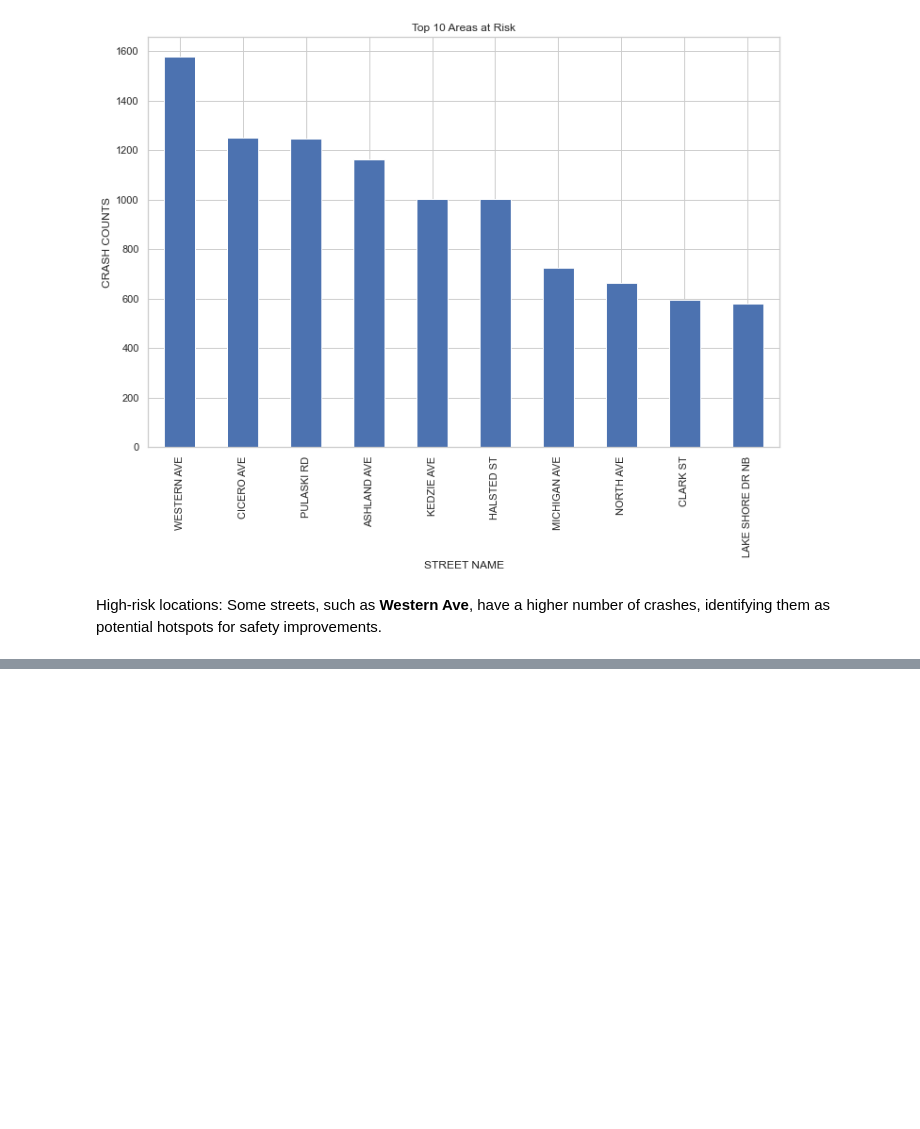
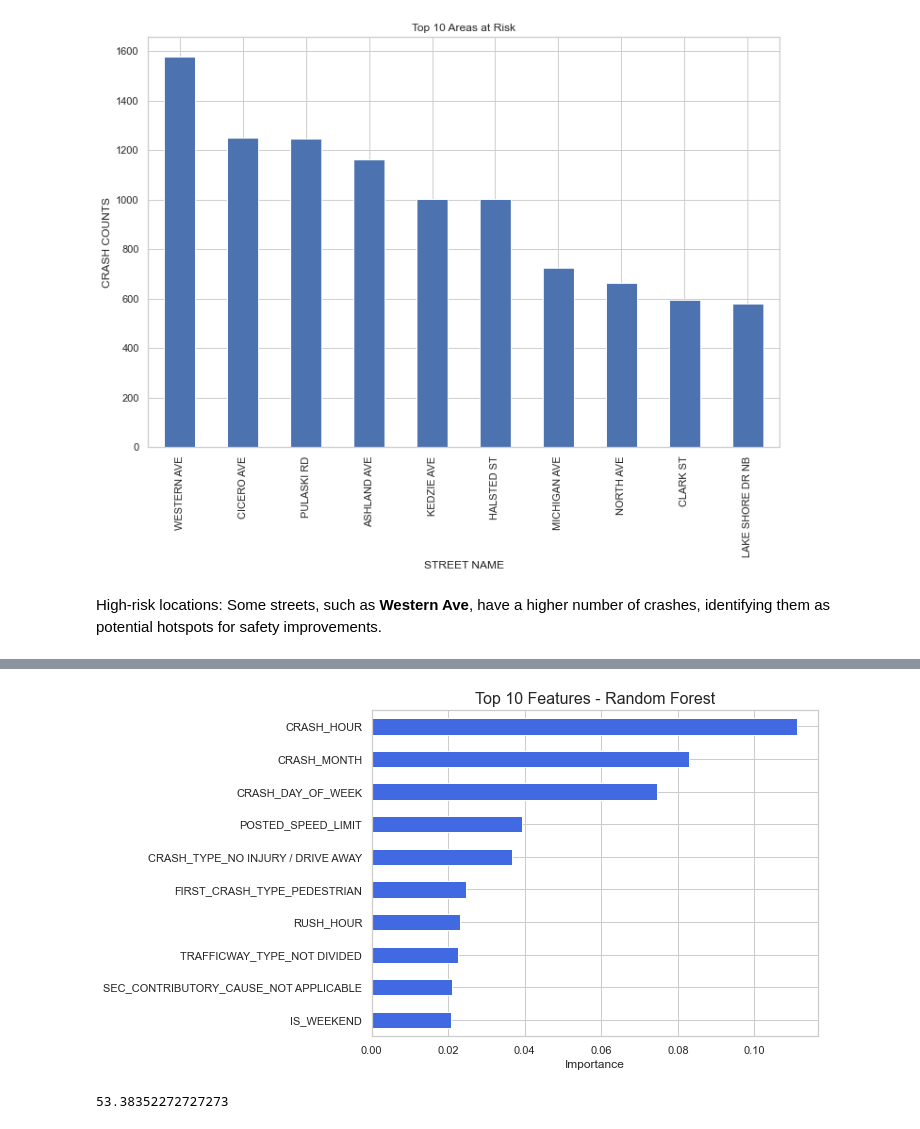
Before and after one commit to Victor-Mufasa/Phase-4-Project, a Jupyter notebook: index.ipynb, the cells around one changed output, grey strips where cells are left out. Drawn from its saved outputs; the diff is of its cells as text; code cells hidden in the pictures; blank space fills up the shorter version.

Commit message:
Update modeling

```diff
--- a/index.ipynb
+++ b/index.ipynb
@@ -472,8 +478,14 @@ features = [
     'TRAFFICWAY_TYPE', 'ALIGNMENT', 'ROADWAY_SURFACE_COND', 'ROAD_DEFECT',
     'CRASH_TYPE', 'CRASH_HOUR', 'CRASH_DAY_OF_WEEK', 'CRASH_MONTH',
     'WORK_ZONE_I', 'WORK_ZONE_TYPE', 'WORKERS_PRESENT_I', 'DOORING_I',
-    'PRIM_CONTRIBUTORY_CAUSE', 'SEC_CONTRIBUTORY_CAUSE'
+    'PRIM_CONTRIBUTORY_CAUSE', 'SEC_CONTRIBUTORY_CAUSE',
+
+    # engineered features
+    'RUSH_HOUR',
+    'IS_WEEKEND',
+    'BAD_WEATHER'
 ]
+
 
 # X = features  y = target variable
 X = full_data[features].copy()
@@ -590,0 +657,16 @@ High-risk locations: Some streets, such as **Western Ave**, have a higher number
+# %%
+# Create Random Forest model
+rf_model = RandomForestClassifier(
+    n_estimators=100,       # number of trees
+    random_state=42,
+    n_jobs=-1               # use all CPU cores
+)
+
+# Fit model
+rf_model.fit(X_train, y_train)
+
+# Predict
+y_pred = rf_model.predict(X_test)
+
+# Evaluate
+print(classification_report(y_test, y_pred))
@@ -590,0 +692,20 @@ High-risk locations: Some streets, such as **Western Ave**, have a higher number
+# %%
+importances = rf_model.feature_importances_
+feat_names = X.columns
+feat_imp = pd.Series(importances, index=feat_names).sort_values(ascending=False)
+
+feat_imp[:10].plot(kind='barh', figsize=(8,6), color='royalblue')
+plt.xlabel('Importance')
+plt.title('Top 10 Features - Random Forest', fontsize=16)
+plt.gca().invert_yaxis()
+plt.show()
+# %% [output]
+[figure, added]
+# %%
+# Calculate the scale_pos_weight
+num_non_severe = sum(y == 0)
+num_severe = sum(y == 1)
+scale_pos_weight = num_non_severe / num_severe
+print(scale_pos_weight)
+# %% [output]
+53.38352272727273
```
Also changed, not shown: parts of 25 cells of this notebook.
